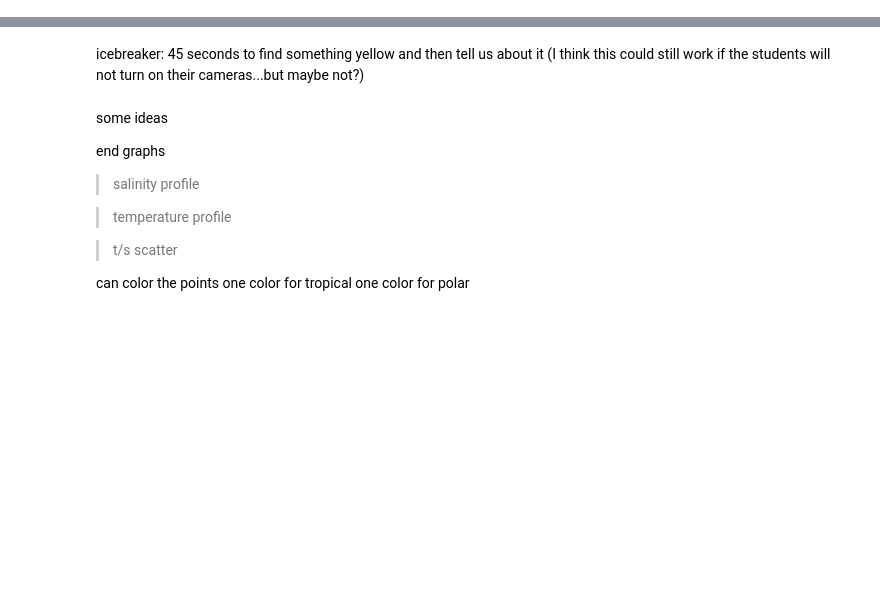
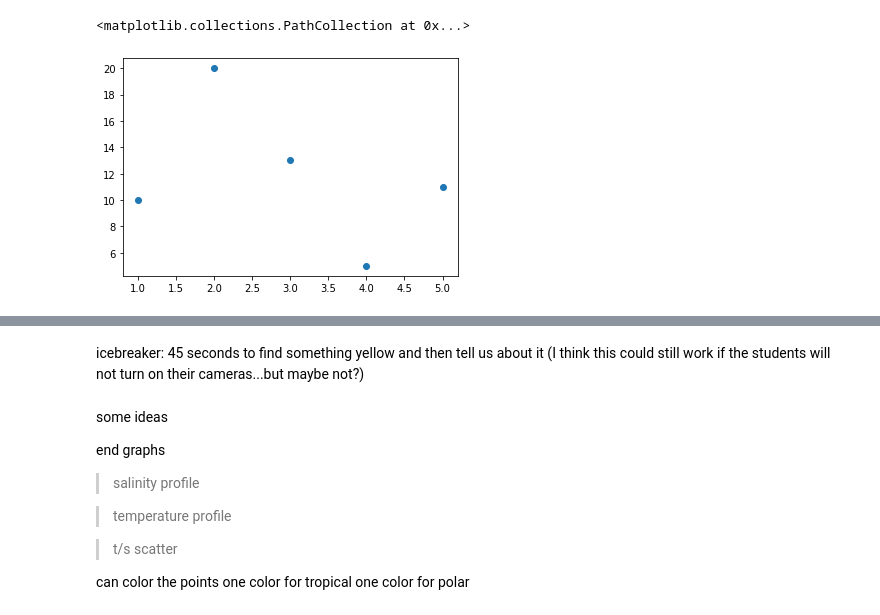
Before and after one commit to pyclub-cu/classes, a Jupyter notebook: Week_7_Data_Visualization.ipynb, the cells around one changed output, grey strips where cells are left out. Saved outputs shown, nothing was run; the diff lists cells and outputs as text; code cells hidden in the pictures; blank space fills up the shorter version.

```diff
--- a/Week_7_Data_Visualization.ipynb
+++ b/Week_7_Data_Visualization.ipynb
@@ -36,0 +68,7 @@ cast
+# %%
+# we can plot this as a scatter
+
+plt.scatter(x,y)
+# %% [output]
+<matplotlib.collections.PathCollection at 0x...>
+[figure, added]
```
Also changed, not shown: parts of 20 cells of this notebook.
